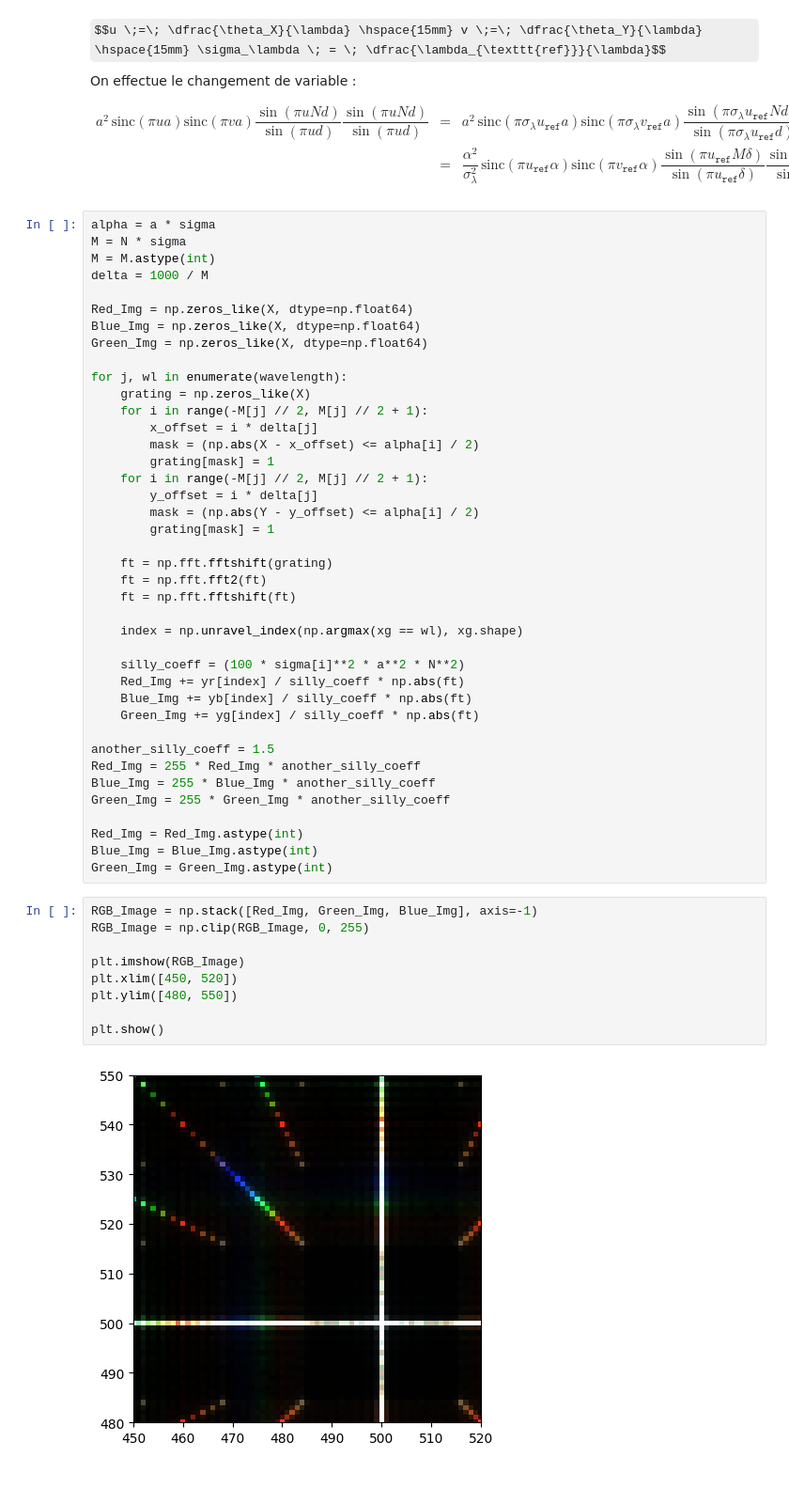
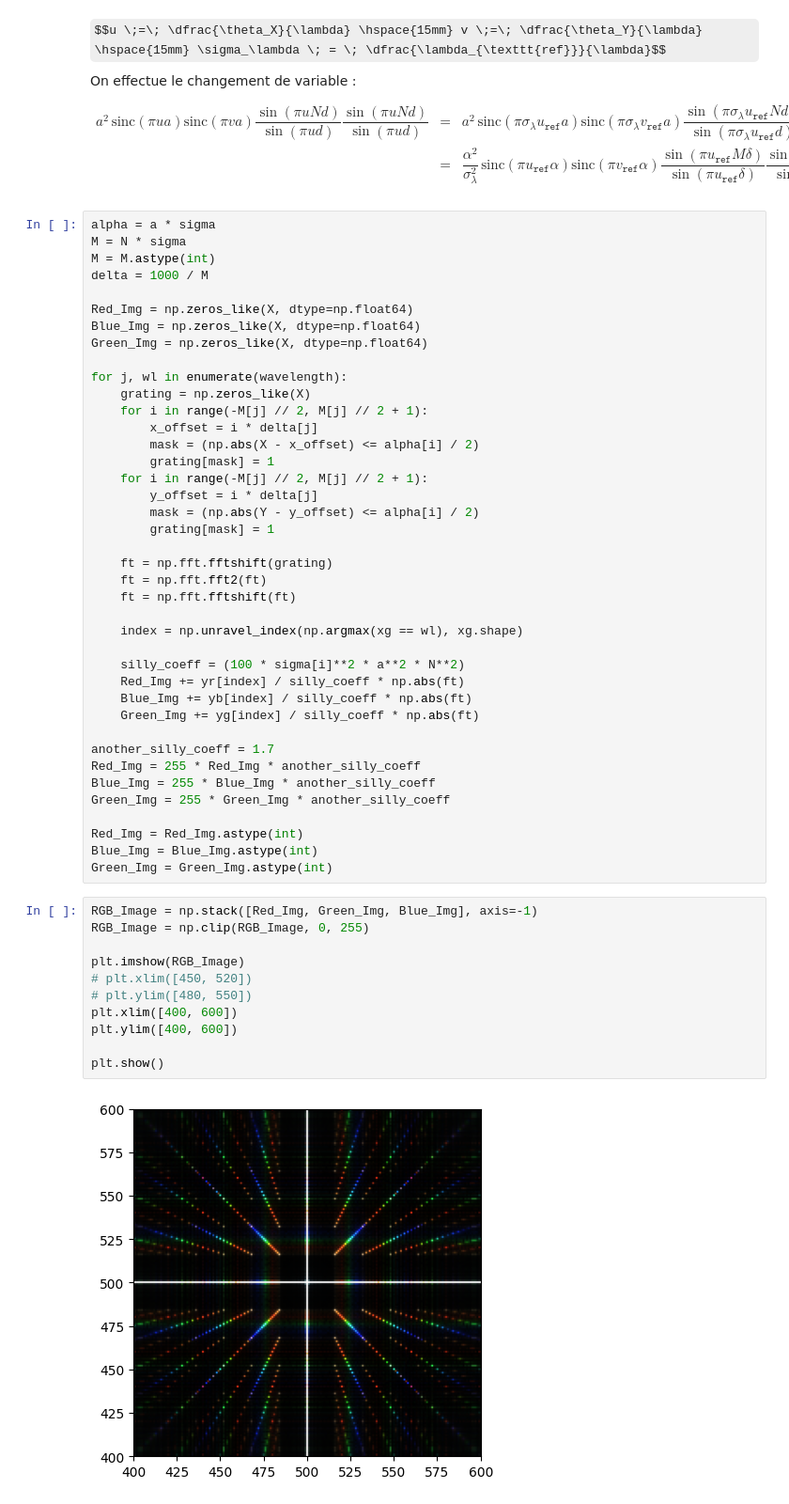
Before and after one commit to fouakh/PM102, a Jupyter notebook: TP3.ipynb, the cells around one changed output. Shown at 94% size. Drawn from its saved outputs; the diff is of its cells as text; some formulas as TeX source.

```diff
--- a/TP3.ipynb
+++ b/TP3.ipynb
@@ -295,7 +285,7 @@ for j, wl in enumerate(wavelength):
     Blue_Img += yb[index] / silly_coeff * np.abs(ft)
     Green_Img += yg[index] / silly_coeff * np.abs(ft)
 
-another_silly_coeff = 1.5
+another_silly_coeff = 1.7
 Red_Img = 255 * Red_Img * another_silly_coeff
 Blue_Img = 255 * Blue_Img * another_silly_coeff
 Green_Img = 255 * Green_Img * another_silly_coeff
@@ -306,11 +296,13 @@ Green_Img = Green_Img.astype(int)
 # %%
 RGB_Image = np.stack([Red_Img, Green_Img, Blue_Img], axis=-1)
 RGB_Image = np.clip(RGB_Image, 0, 255)
 
 plt.imshow(RGB_Image)
-plt.xlim([450, 520])
-plt.ylim([480, 550])
+# plt.xlim([450, 520])
+# plt.ylim([480, 550])
+plt.xlim([400, 600])
+plt.ylim([400, 600])
 
 plt.show()
 # %% [output]
-[figure, old version]
+[figure, new version]
```
Also changed, not shown: parts of 3 cells of this notebook, 1 other file.
